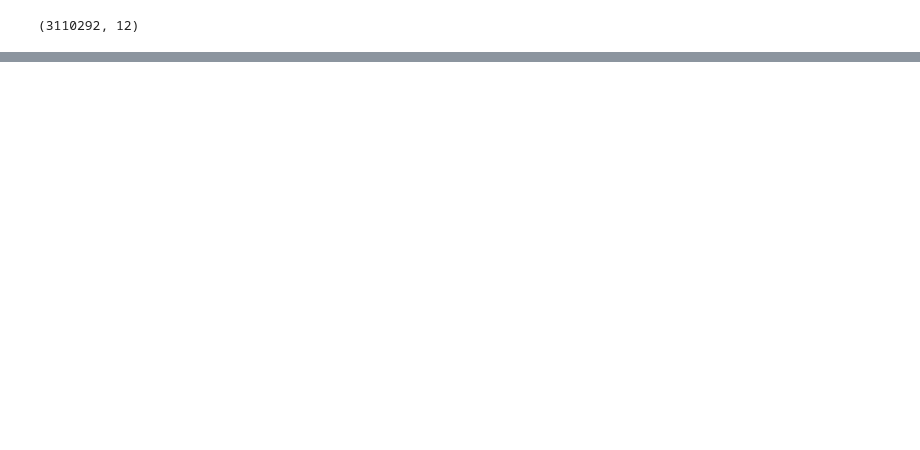
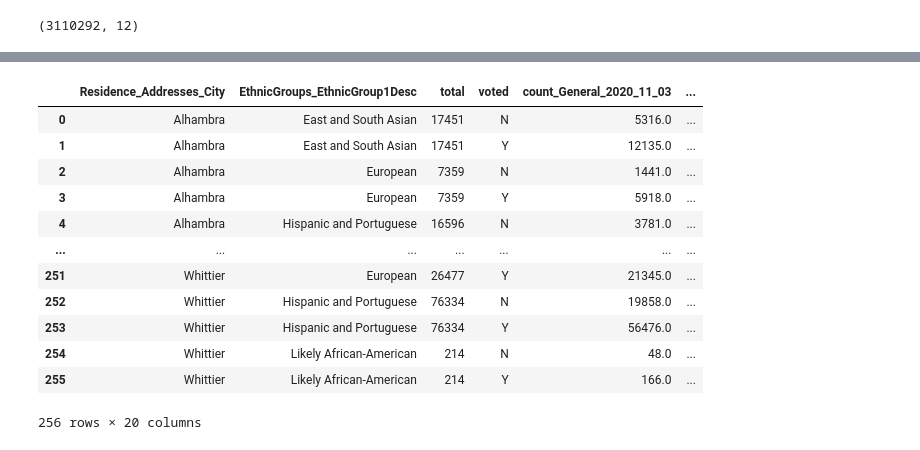
Before and after one commit to jnshzk/capstone, a Jupyter notebook: combine_demographic_vote_history.ipynb, the cells around one changed output, grey strips where cells are left out. Drawn from its saved outputs; the diff is of its cells as text; code cells hidden in the pictures; blank space fills up the shorter version.

Commit message:
calculated voter turnout

```diff
--- a/combine_demographic_vote_history.ipynb
+++ b/combine_demographic_vote_history.ipynb
@@ -161,0 +212,7 @@ merged_file.to_csv('VM2--CA--2022-04-25-MERGED.csv')
+# %%
+list_ethnic_city = merged_file[['Residence_Addresses_City', 'EthnicGroups_EthnicGroup1Desc']].drop_duplicates()
+list_ethnic_city_No = list_ethnic_city.copy()
+list_ethnic_city_No['voted'] = 'N'
+list_ethnic_city_Yes = list_ethnic_city.copy()
+list_ethnic_city_Yes['voted'] = 'Y'
+list_ethnic_city = pd.concat([list_ethnic_city_No, list_ethnic_city_Yes])
@@ -161,0 +235,5 @@ merged_file.to_csv('VM2--CA--2022-04-25-MERGED.csv')
+# %%
+print(list_ethnic_city.Residence_Addresses_City.nunique())
+for col in sampled_cityName:
+    if col not in list_ethnic_city.Residence_Addresses_City.unique():
+        print(col)
@@ -161,0 +243,19 @@ merged_file.to_csv('VM2--CA--2022-04-25-MERGED.csv')
+# %%
+elec_date_cols = GE_cols+LM_cols
+for i in range(len(elec_date_cols)):
+    col = elec_date_cols[i]
+    voter_turnout_stats = merged_file.groupby(['Residence_Addresses_City', 'EthnicGroups_EthnicGroup1Desc', col]).size().agg(
+      {'count_'+ col: lambda x: x, 'prop_'+ col:lambda x: x / x.sum(level=[0,1])}
+      ).unstack(level=0).reset_index()
+    voter_turnout_stats = voter_turnout_stats.rename(columns = {col: 'voted'})
+    voter_turnout_stats = list_ethnic_city.merge(voter_turnout_stats,
+                                                 how = 'left',
+                                                 on = ['Residence_Addresses_City', 'EthnicGroups_EthnicGroup1Desc', 'voted'])
+    if i == 0:
+        voter_turnout_merge = voter_turnout_stats.copy()
+    else:
+        voter_turnout_merge = voter_turnout_merge.merge(voter_turnout_stats, on = ['Residence_Addresses_City', 'EthnicGroups_EthnicGroup1Desc', 'voted'])
+# %%
+total_city_ethnic = merged_file.groupby(['Residence_Addresses_City', 'EthnicGroups_EthnicGroup1Desc']).size().reset_index()
+total_city_ethnic.columns = ['Residence_Addresses_City', 'EthnicGroups_EthnicGroup1Desc', 'total']
+total_city_ethnic
@@ -161,0 +276,17 @@ merged_file.to_csv('VM2--CA--2022-04-25-MERGED.csv')
+# %%
+voter_turnout_merge = total_city_ethnic.merge(voter_turnout_merge, on = ['Residence_Addresses_City', 'EthnicGroups_EthnicGroup1Desc'])
+voter_turnout_merge
+# %% [output]
+|  | Residence_Addresses_City | EthnicGroups_EthnicGroup1Desc | total | voted | count_General_2020_11_03 | ... |
+| 0 | Alhambra | East and South Asian | 17451 | N | 5316.0 | ... |
+| 1 | Alhambra | East and South Asian | 17451 | Y | 12135.0 | ... |
+| 2 | Alhambra | European | 7359 | N | 1441.0 | ... |
+| 3 | Alhambra | European | 7359 | Y | 5918.0 | ... |
+| 4 | Alhambra | Hispanic and Portuguese | 16596 | N | 3781.0 | ... |
+| ... | ... | ... | ... | ... | ... | ... |
+| 251 | Whittier | European | 26477 | Y | 21345.0 | ... |
+| 252 | Whittier | Hispanic and Portuguese | 76334 | N | 19858.0 | ... |
+| 253 | Whittier | Hispanic and Portuguese | 76334 | Y | 56476.0 | ... |
+| 254 | Whittier | Likely African-American | 214 | N | 48.0 | ... |
+| 255 | Whittier | Likely African-American | 214 | Y | 166.0 | ... |
+256 rows × 20 columns
```
Also changed, not shown: parts of 17 cells of this notebook.
